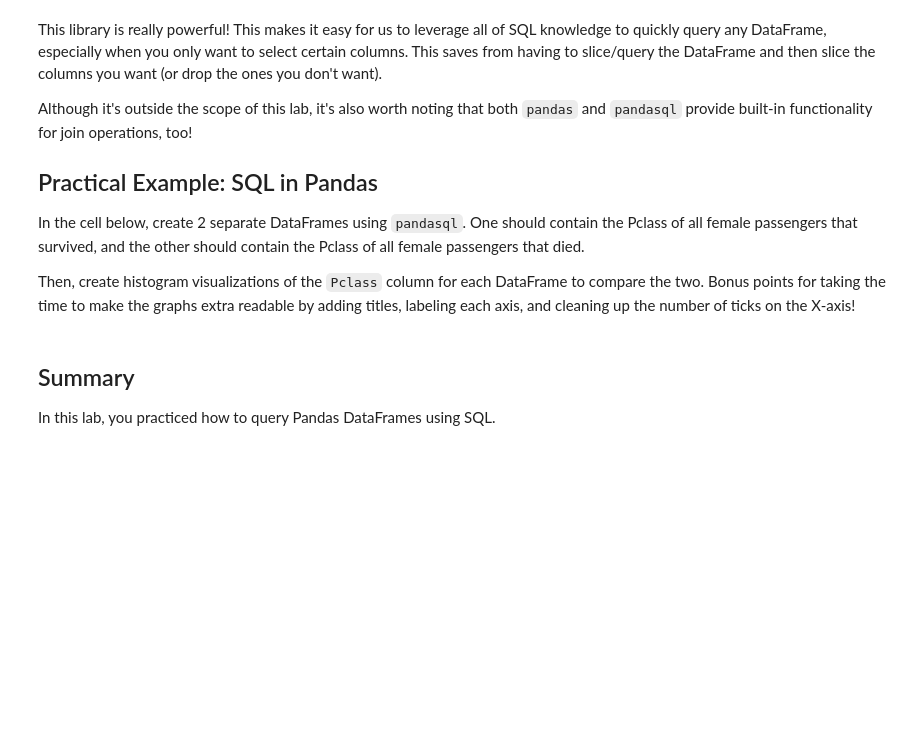
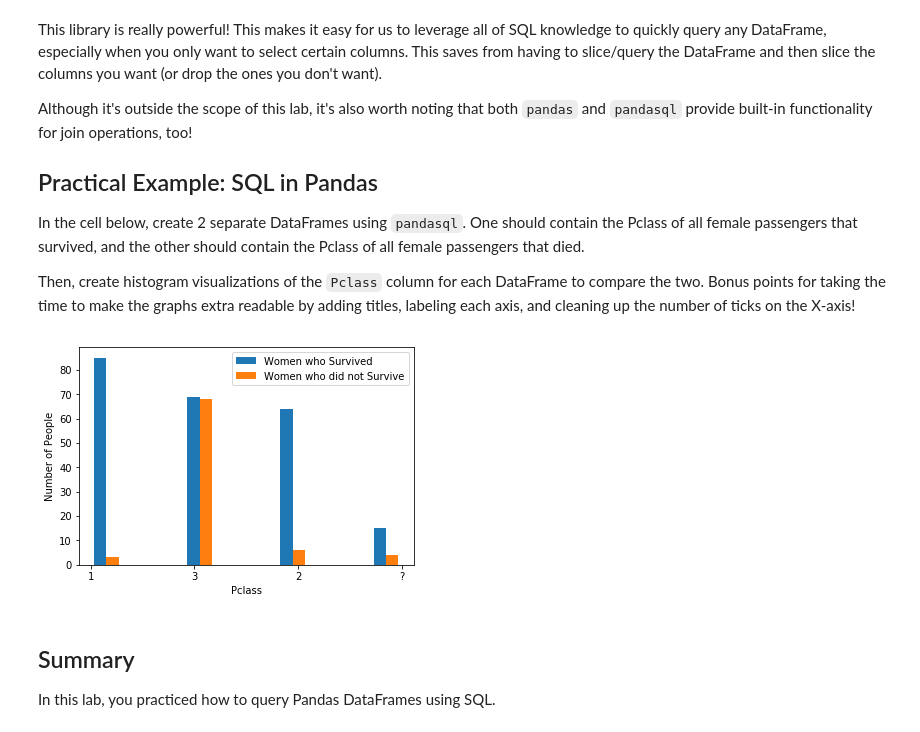
Before and after one commit to JonSolow/dsc-using-sql-with-pandas-lab-dc-ds-career-042219, a Jupyter notebook: index.ipynb, the cells around one changed output. Saved outputs shown, nothing was run; the diff lists cells and outputs as text; code cells hidden in the pictures; blank space fills up the shorter version.

```diff
--- a/index.ipynb
+++ b/index.ipynb
@@ -308,33 +308,35 @@ Then, create histogram visualizations of the `Pclass` column for each DataFrame
 # %%
 # Write your queries in these variables to keep your code well-formatted and readable
 q3 = """
 
 SELECT Pclass
 FROM df
 WHERE sex='female'
     AND survived=1
 
 """
 
 q4 = """
 
 SELECT Pclass
 FROM df
 WHERE sex='female'
     AND survived=0
 
 """
 
 survived_females_by_pclass_df = pysqldf(q3)
 died_females_by_pclass_df = pysqldf(q4)
 
 # Create and label the histograms for each below!
 
 fig = plt.figure()
 plt.hist([survived_females_by_pclass_df.Pclass, died_females_by_pclass_df.Pclass], label=['Women who Survived', 'Women who did not Survive'])
-plt.xlabel('1: Survived    0: Opposite of Survived')
+plt.xlabel('Pclass')
 plt.ylabel('Number of People')
 plt.legend();
+# %% [output]
+[figure, added]
 # %% [markdown]
 ## Summary
 
```
